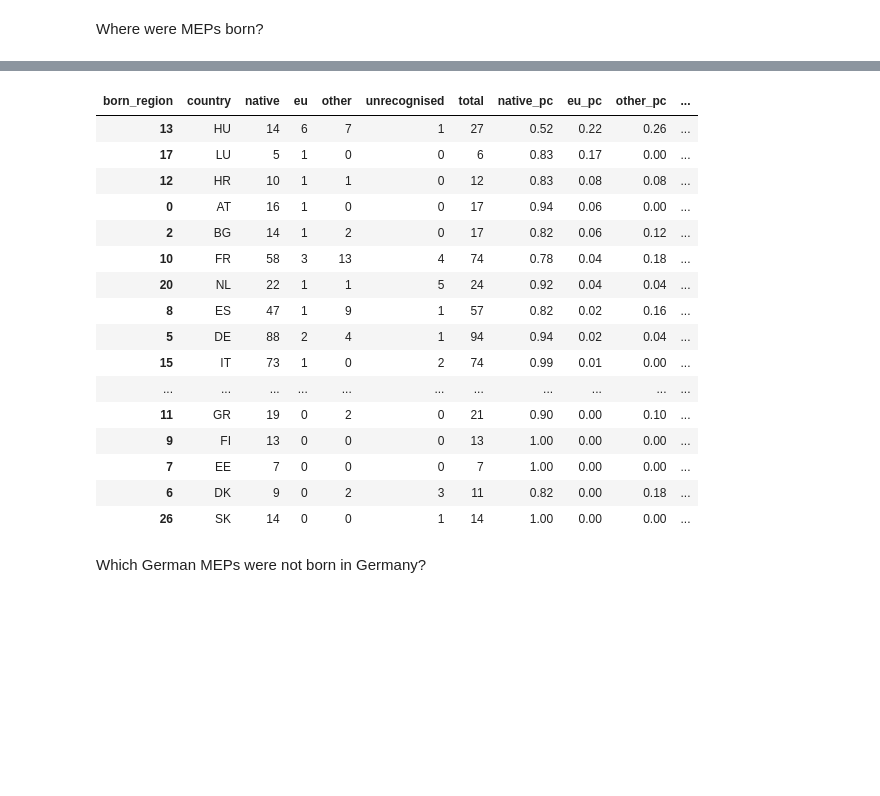
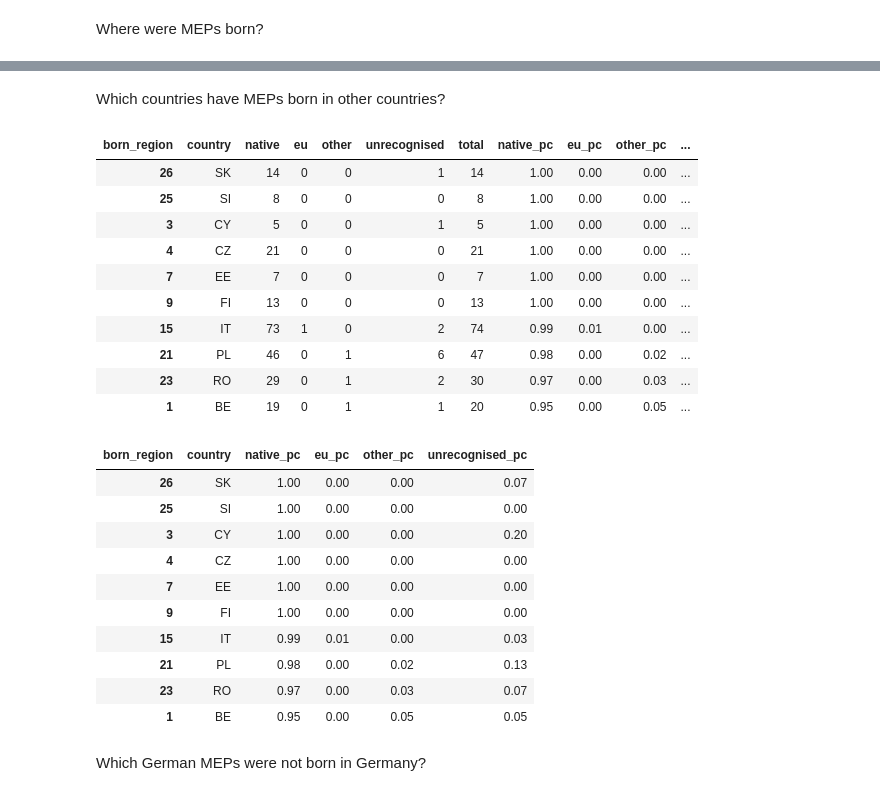
Before and after one commit to SWRdata/p081_euparlament_divers, a Jupyter notebook: analysis/analyse.ipynb, the cells around one changed output, grey strips where cells are left out. Drawn from its saved outputs; the diff is of its cells as text; code cells hidden in the pictures; blank space fills up the shorter version.

```diff
--- a/analysis/analyse.ipynb
+++ b/analysis/analyse.ipynb
@@ -187,32 +184,45 @@ eu               18
 Name: born_region, dtype: int64
+# %% [markdown]
+Which countries have MEPs born in other countries?
 # %%
 origins_by_country_df = meps_df.groupby("country")["born_region"].value_counts().unstack(fill_value=0)
 origins_by_country_df = origins_by_country_df.reset_index()[["country", "native", "eu", "other", "unrecognised"]]
 origins_by_country_df["total"] = origins_by_country_df[["native", "eu", "other", "unrecognised"]].sum(axis = 1)
 origins_by_country_df["total"] = round(origins_by_country_df[["native", "eu", "other"]].sum(axis = 1), 2)
 origins_by_country_df["native_pc"] = round(origins_by_country_df["native"] / origins_by_country_df["total"], 2)
 origins_by_country_df["eu_pc"] = round(origins_by_country_df["eu"] / origins_by_country_df["total"], 2)
 origins_by_country_df["other_pc"] = round(origins_by_country_df["other"] / origins_by_country_df["total"], 2)
 origins_by_country_df["unrecognised_pc"] = round(origins_by_country_df["unrecognised"] / origins_by_country_df["total"], 2)
-origins_by_country_df.sort_values(by = "eu_pc", ascending = False)
+origins_by_country_df = origins_by_country_df.sort_values(by = "native_pc", ascending = False)
+origins_by_country_df[:10]
 # %% [output]
 | born_region | country | native | eu | other | unrecognised | total | native_pc | eu_pc | other_pc | ... |
-| 13 | HU | 14 | 6 | 7 | 1 | 27 | 0.52 | 0.22 | 0.26 | ... |
-| 17 | LU | 5 | 1 | 0 | 0 | 6 | 0.83 | 0.17 | 0.00 | ... |
-| 12 | HR | 10 | 1 | 1 | 0 | 12 | 0.83 | 0.08 | 0.08 | ... |
-| 0 | AT | 16 | 1 | 0 | 0 | 17 | 0.94 | 0.06 | 0.00 | ... |
-| 2 | BG | 14 | 1 | 2 | 0 | 17 | 0.82 | 0.06 | 0.12 | ... |
-| 10 | FR | 58 | 3 | 13 | 4 | 74 | 0.78 | 0.04 | 0.18 | ... |
-| 20 | NL | 22 | 1 | 1 | 5 | 24 | 0.92 | 0.04 | 0.04 | ... |
-| 8 | ES | 47 | 1 | 9 | 1 | 57 | 0.82 | 0.02 | 0.16 | ... |
-| 5 | DE | 88 | 2 | 4 | 1 | 94 | 0.94 | 0.02 | 0.04 | ... |
+| 26 | SK | 14 | 0 | 0 | 1 | 14 | 1.00 | 0.00 | 0.00 | ... |
+| 25 | SI | 8 | 0 | 0 | 0 | 8 | 1.00 | 0.00 | 0.00 | ... |
+| 3 | CY | 5 | 0 | 0 | 1 | 5 | 1.00 | 0.00 | 0.00 | ... |
+| 4 | CZ | 21 | 0 | 0 | 0 | 21 | 1.00 | 0.00 | 0.00 | ... |
+| 7 | EE | 7 | 0 | 0 | 0 | 7 | 1.00 | 0.00 | 0.00 | ... |
+| 9 | FI | 13 | 0 | 0 | 0 | 13 | 1.00 | 0.00 | 0.00 | ... |
 | 15 | IT | 73 | 1 | 0 | 2 | 74 | 0.99 | 0.01 | 0.00 | ... |
-| ... | ... | ... | ... | ... | ... | ... | ... | ... | ... | ... |
-| 11 | GR | 19 | 0 | 2 | 0 | 21 | 0.90 | 0.00 | 0.10 | ... |
-| 9 | FI | 13 | 0 | 0 | 0 | 13 | 1.00 | 0.00 | 0.00 | ... |
-| 7 | EE | 7 | 0 | 0 | 0 | 7 | 1.00 | 0.00 | 0.00 | ... |
-| 6 | DK | 9 | 0 | 2 | 3 | 11 | 0.82 | 0.00 | 0.18 | ... |
-| 26 | SK | 14 | 0 | 0 | 1 | 14 | 1.00 | 0.00 | 0.00 | ... |
+| 21 | PL | 46 | 0 | 1 | 6 | 47 | 0.98 | 0.00 | 0.02 | ... |
+| 23 | RO | 29 | 0 | 1 | 2 | 30 | 0.97 | 0.00 | 0.03 | ... |
+| 1 | BE | 19 | 0 | 1 | 1 | 20 | 0.95 | 0.00 | 0.05 | ... |
+# %%
+origins_by_country_detail_df = origins_by_country_df[["country", "native_pc", "eu_pc", "other_pc", "unrecognised_pc"]]
+origins_by_country_detail_df.to_csv("origins_by_country.csv", index = False, sep =";")
+origins_by_country_detail_df[:10]
+# %% [output]
+| born_region | country | native_pc | eu_pc | other_pc | unrecognised_pc |
+| 26 | SK | 1.00 | 0.00 | 0.00 | 0.07 |
+| 25 | SI | 1.00 | 0.00 | 0.00 | 0.00 |
+| 3 | CY | 1.00 | 0.00 | 0.00 | 0.20 |
+| 4 | CZ | 1.00 | 0.00 | 0.00 | 0.00 |
+| 7 | EE | 1.00 | 0.00 | 0.00 | 0.00 |
+| 9 | FI | 1.00 | 0.00 | 0.00 | 0.00 |
+| 15 | IT | 0.99 | 0.01 | 0.00 | 0.03 |
+| 21 | PL | 0.98 | 0.00 | 0.02 | 0.13 |
+| 23 | RO | 0.97 | 0.00 | 0.03 | 0.07 |
+| 1 | BE | 0.95 | 0.00 | 0.05 | 0.05 |
 # %% [markdown]
 Which German MEPs were not born in Germany?
 # %%
```
Also changed, not shown: parts of 47 cells of this notebook, 2 other files.
